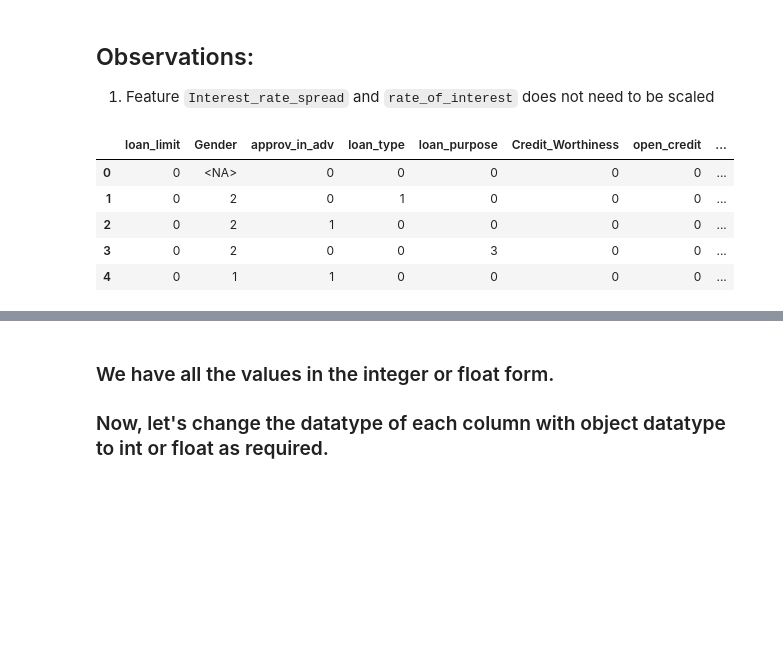
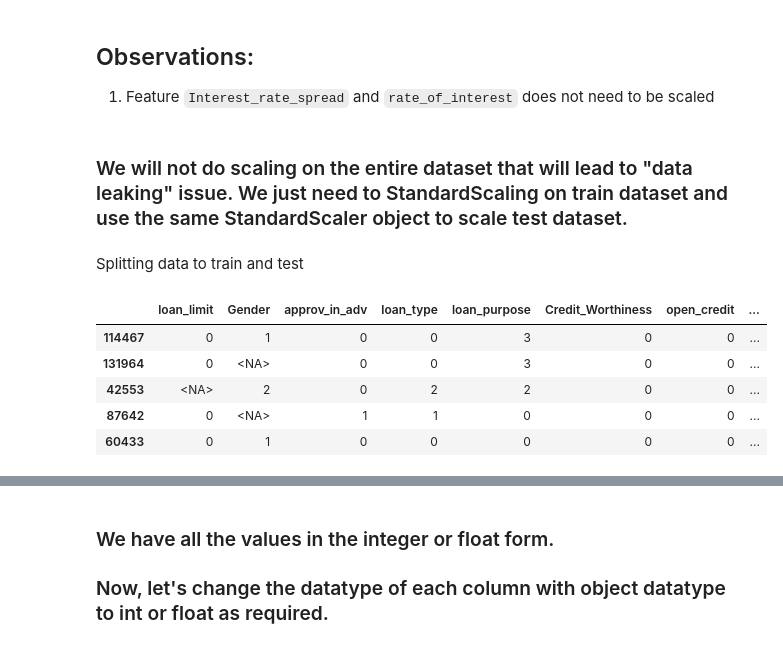
Before and after one commit to ParthMandaliya/machine-learning, a Jupyter notebook: Loan_Defaulter_Kaggle/final_loan_defaulter_kaggle.ipynb, the cells around one changed output, grey strips where cells are left out. Saved outputs shown, nothing was run; the diff lists cells and outputs as text; code cells hidden in the pictures; blank space fills up the shorter version.

Commit message:
Modified file avoid data leakage issues

```diff
--- a/Loan_Defaulter_Kaggle/final_loan_defaulter_kaggle.ipynb
+++ b/Loan_Defaulter_Kaggle/final_loan_defaulter_kaggle.ipynb
@@ -343,20 +343,7 @@ scale_columns = ["loan_amount", "income", "dtir1", "Credit_Score", "term", "prop
                  "Upfront_charges"]
 # %%
 from cuml.preprocessing import StandardScaler
-# %%
-scaler = StandardScaler(with_mean=True, with_std=True)
-
-if len(scale_columns) > 1:
-    dataset[scale_columns] = scaler.fit_transform(dataset[scale_columns])
-elif len(scale_columns) == 1:
-    dataset[column] = scaler.fit_transform(dataset[column].values.reshape(-1,1))
-
-del scaler
-dataset.head(5)
-# %% [output]
-|  | loan_limit | Gender | approv_in_adv | loan_type | loan_purpose | Credit_Worthiness | open_credit | ... |
-| 0 | 0 | <NA> | 0 | 0 | 0 | 0 | 0 | ... |
-| 1 | 0 | 2 | 0 | 1 | 0 | 0 | 0 | ... |
-| 2 | 0 | 2 | 1 | 0 | 0 | 0 | 0 | ... |
-| 3 | 0 | 2 | 0 | 0 | 3 | 0 | 0 | ... |
-| 4 | 0 | 1 | 1 | 0 | 0 | 0 | 0 | ... |
+# %% [markdown]
+### We will not do scaling on the entire dataset that will lead to "data leaking" issue. We just need to StandardScaling on train dataset and use the same StandardScaler object to scale test dataset.
+# %% [markdown]
+Splitting data to train and test
@@ -362,0 +362,19 @@ dataset.head(5)
+# %%
+scaler = StandardScaler(with_mean=True, with_std=True, copy=False)
+
+if len(scale_columns) > 1:
+    scaler.fit(X_train[scale_columns])
+    dataset[scale_columns] = scaler.transform(X_train.append(X_test)[scale_columns])
+elif len(scale_columns) == 1:
+    scaler.fit(X_train[scale_columns].values.reshape(-1, 1))
+    dataset[scale_columns] = scaler.transform(X_train.append(X_test)[scale_columns].reshape(-1, 1)).reshape(1, -1)
+
+# del scaler
+X_test.head(5)
+# %% [output]
+|  | loan_limit | Gender | approv_in_adv | loan_type | loan_purpose | Credit_Worthiness | open_credit | ... |
+| 114467 | 0 | 1 | 0 | 0 | 3 | 0 | 0 | ... |
+| 131964 | 0 | <NA> | 0 | 0 | 3 | 0 | 0 | ... |
+| 42553 | <NA> | 2 | 0 | 2 | 2 | 0 | 0 | ... |
+| 87642 | 0 | <NA> | 1 | 1 | 0 | 0 | 0 | ... |
+| 60433 | 0 | 1 | 0 | 0 | 0 | 0 | 0 | ... |
```
Also changed, not shown: parts of 32 cells of this notebook, 1 other file.
